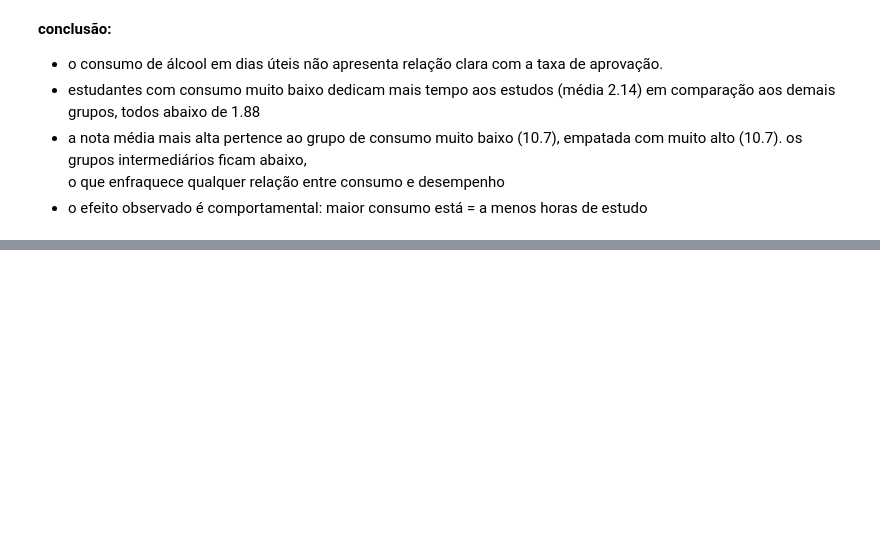
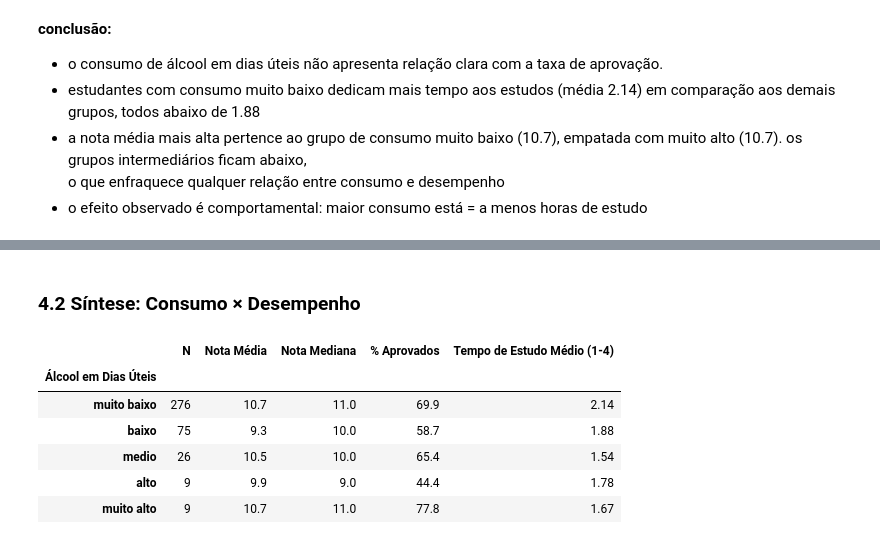
Before and after one commit to heitorctmba/01_estatistica-student_alcohol, a Jupyter notebook: student_alcohol.ipynb, the cells around one changed output, grey strips where cells are left out. Cells and saved outputs as stored; diff of their text form; code cells hidden in the pictures; blank space fills up the shorter version.

```diff
--- a/student_alcohol.ipynb
+++ b/student_alcohol.ipynb
@@ -374,0 +444,30 @@ Tabela 3.1 — Nota Final e Tempo de Estudo por Nível de Álcool em Dias Úteis
+# %% [markdown]
+### 4.2 Síntese: Consumo × Desempenho
+# %%
+tabela_42 = (
+    df.groupby("alcool dia util", observed=True)
+    .agg(
+        N=("nota final", "count"),
+        nota_media=("nota final", lambda x: round(x.mean(), 1)),
+        nota_mediana=("nota final", "median"),
+        aprovacao_pct=("nota final", lambda x: round((x >= 10).mean() * 100, 1)),
+        estudo_medio=("tempo_estudo_num", lambda x: round(x.mean(), 2)),
+    )
+    .reindex(["muito baixo", "baixo", "medio", "alto", "muito alto"])
+    .rename(columns={
+        "nota_media": "Nota Média",
+        "nota_mediana": "Nota Mediana",
+        "aprovacao_pct": "% Aprovados",
+        "estudo_medio": "Tempo de Estudo Médio (1-4)",
+    })
+)
+tabela_42.index.name = "Álcool em Dias Úteis"
+tabela_42
+# %% [output]
+|  | N | Nota Média | Nota Mediana | % Aprovados | Tempo de Estudo Médio (1-4) |
+| Álcool em Dias Úteis |  |  |  |  |  |
+| muito baixo | 276 | 10.7 | 11.0 | 69.9 | 2.14 |
+| baixo | 75 | 9.3 | 10.0 | 58.7 | 1.88 |
+| medio | 26 | 10.5 | 10.0 | 65.4 | 1.54 |
+| alto | 9 | 9.9 | 9.0 | 44.4 | 1.78 |
+| muito alto | 9 | 10.7 | 11.0 | 77.8 | 1.67 |
```
Also changed, not shown: parts of 12 cells of this notebook.
